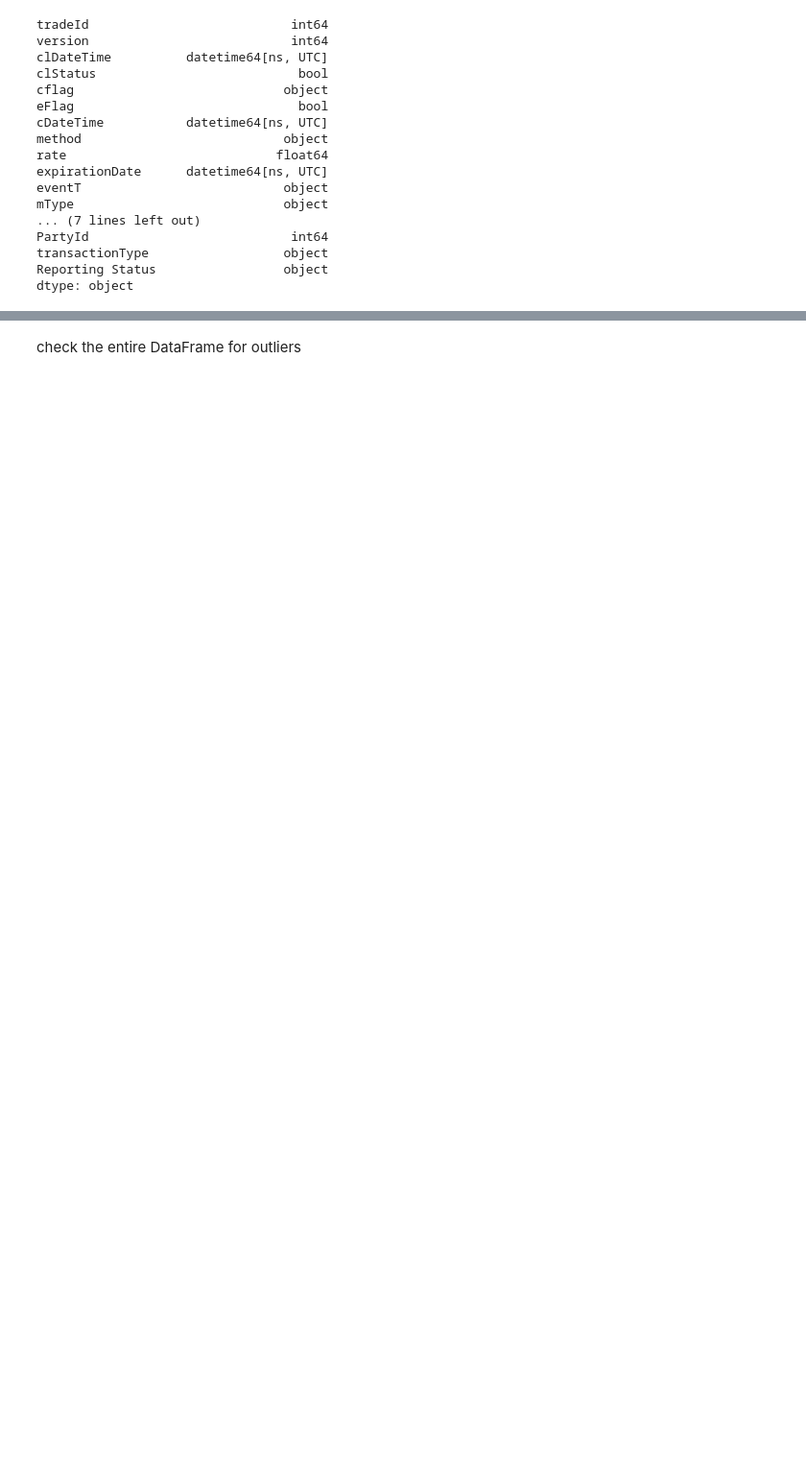
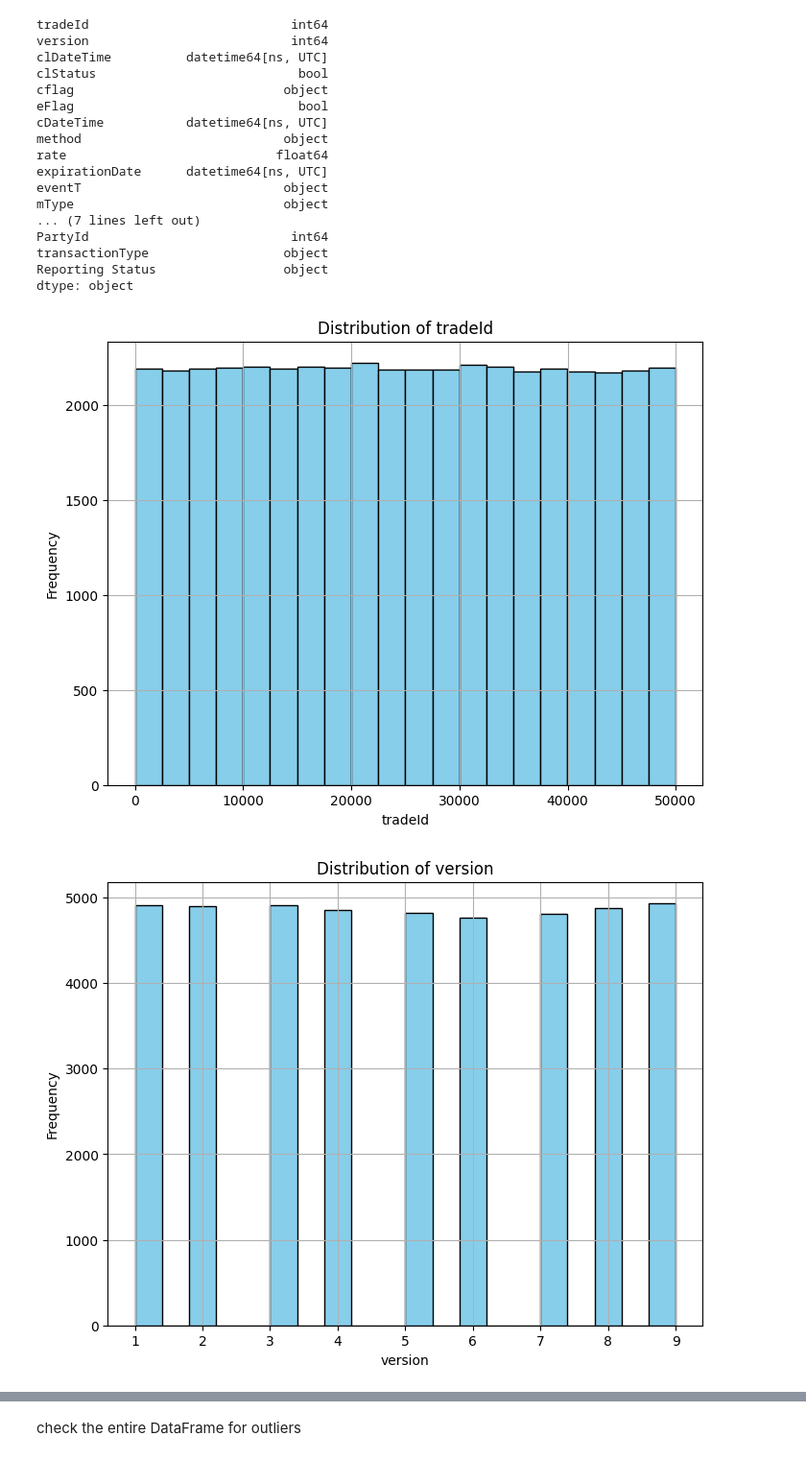
Before and after one commit to kastrahl/Assessments, a Jupyter notebook: Trade_Reporting_data_Analysis_drop.ipynb, the cells around one changed output, grey strips where cells are left out. Shown at 96% size. Drawn from its saved outputs; the diff is of its cells as text; code cells hidden in the pictures; blank space fills up the shorter version.

```diff
--- a/Trade_Reporting_data_Analysis_drop.ipynb
+++ b/Trade_Reporting_data_Analysis_drop.ipynb
@@ -190,3 +402,18 @@ PartyId                           int64
 transactionType                  object
 Reporting Status                 object
 dtype: object
+# %%
+numerical_columns = df.select_dtypes(include=['int64', 'float64']).columns
+
+# Plot histograms for each numerical column
+for col in numerical_columns:
+    plt.figure(figsize=(8, 6))
+    plt.hist(df[col], bins=20, color='skyblue', edgecolor='black')
+    plt.title(f'Distribution of {col}')
+    plt.xlabel(col)
+    plt.ylabel('Frequency')
+    plt.grid(True)
+    plt.show()
+# %% [output]
+[figure, added]
+[figure, added]
```
Also changed, not shown: parts of 47 cells of this notebook.
